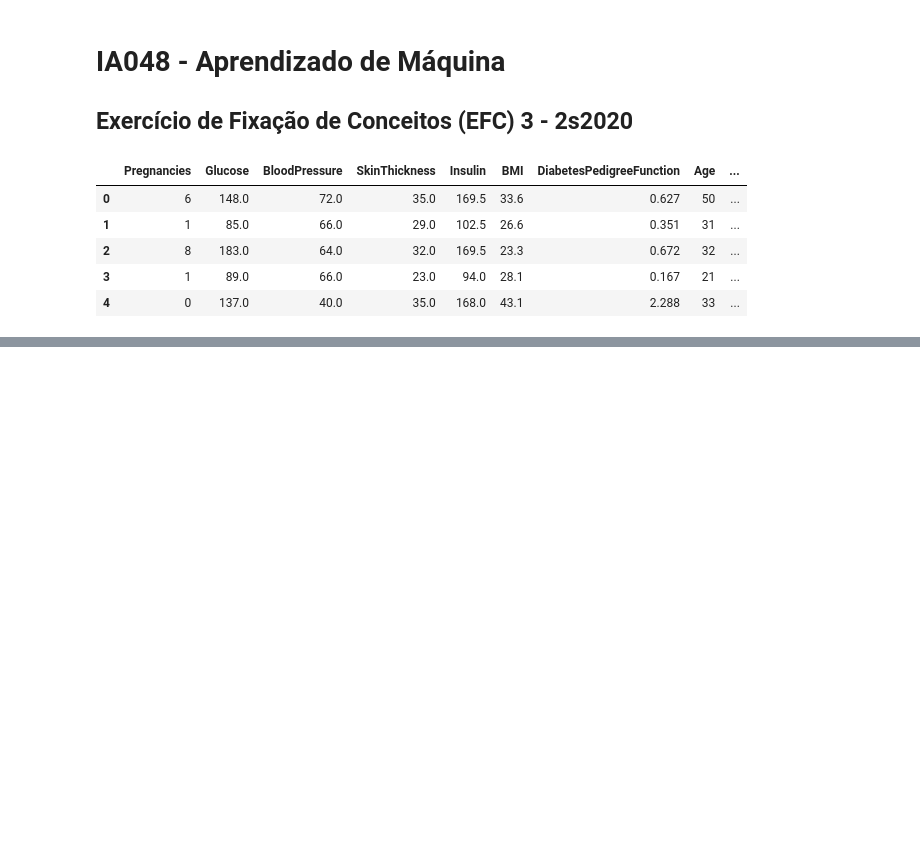
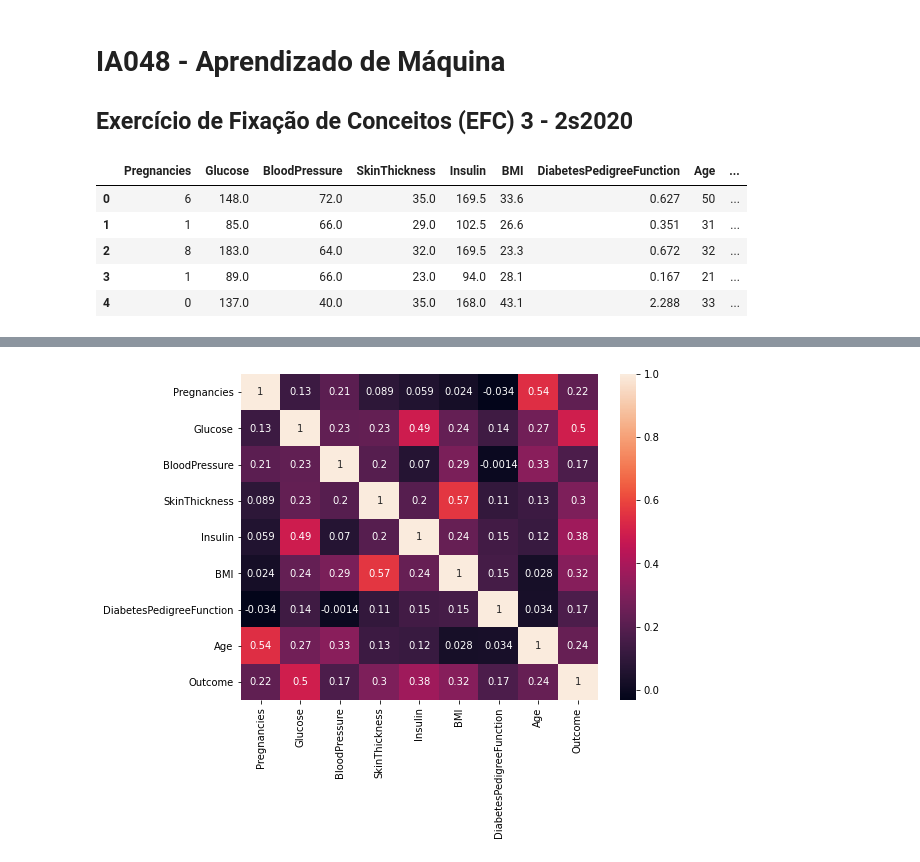
Before and after one commit to KalebRoncatti/Labs, a Jupyter notebook: EFC3/EFC3.ipynb, the cells around one changed output, grey strips where cells are left out. Saved outputs shown, nothing was run; the diff lists cells and outputs as text; code cells hidden in the pictures; blank space fills up the shorter version.

```diff
--- a/EFC3/EFC3.ipynb
+++ b/EFC3/EFC3.ipynb
@@ -41,0 +77,7 @@ memory usage: 54.1 KB
+# %%
+data_corr = data.corr()
+plt.figure(figsize=(8,6))
+sns.heatmap(data_corr, annot = True)
+plt.show()
+# %% [output]
+[figure, added]
```
Also changed, not shown: parts of 10 cells of this notebook.
